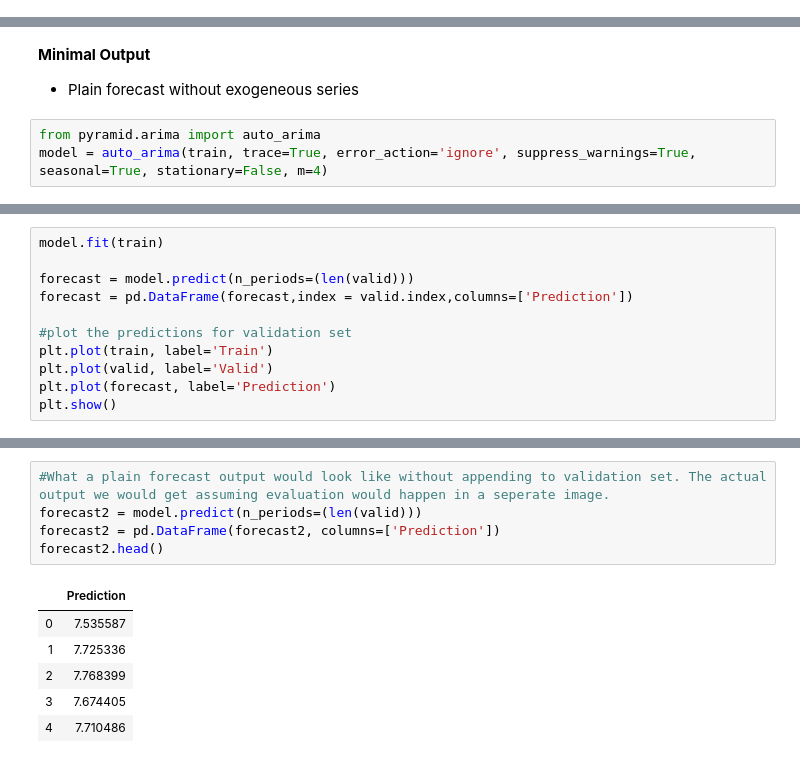
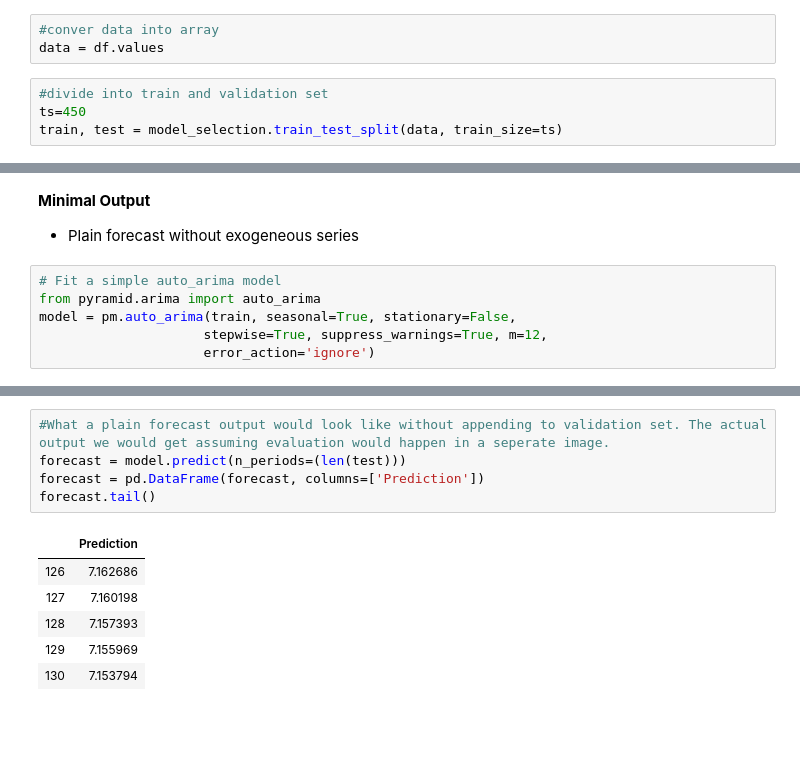
Before and after one commit to Anaisdg/Algorithm_Research, a Jupyter notebook: Forecasting/ARIMA/auto-arima/Auto-Arima.ipynb, the cells around one changed output, grey strips where cells are left out. Saved outputs shown, nothing was run; the diff lists cells and outputs as text; blank space fills up the shorter version.

Commit message:
fixed arima

```diff
--- a/Forecasting/ARIMA/auto-arima/Auto-Arima.ipynb
+++ b/Forecasting/ARIMA/auto-arima/Auto-Arima.ipynb
@@ -90,0 +81,7 @@ valid['y'].plot()
+# %%
+#conver data into array
+data = df.values
+# %%
+#divide into train and validation set
+ts=450
+train, test = model_selection.train_test_split(data, train_size=ts)
@@ -107,5 +112,8 @@ valid['y'].plot()
 **Minimal Output**
 - Plain forecast without exogeneous series
 # %%
+# Fit a simple auto_arima model
 from pyramid.arima import auto_arima
-model = auto_arima(train, trace=True, error_action='ignore', suppress_warnings=True, seasonal=True, stationary=False, m=4)
+model = pm.auto_arima(train, seasonal=True, stationary=False,
+                     stepwise=True, suppress_warnings=True, m=12,
+                     error_action='ignore')
@@ -129,11 +119,0 @@ Total fit time: 19.999 seconds
-# %%
-model.fit(train)
-
-forecast = model.predict(n_periods=(len(valid)))
-forecast = pd.DataFrame(forecast,index = valid.index,columns=['Prediction'])
-
-#plot the predictions for validation set
-plt.plot(train, label='Train')
-plt.plot(valid, label='Valid')
-plt.plot(forecast, label='Prediction')
-plt.show()
@@ -142,12 +142,12 @@ plt.show()
 # %%
 #What a plain forecast output would look like without appending to validation set. The actual output we would get assuming evaluation would happen in a seperate image.
-forecast2 = model.predict(n_periods=(len(valid)))
-forecast2 = pd.DataFrame(forecast2, columns=['Prediction'])
-forecast2.head()
+forecast = model.predict(n_periods=(len(test)))
+forecast = pd.DataFrame(forecast, columns=['Prediction'])
+forecast.tail()
 # %% [output]
 |  | Prediction |
-| 0 | 7.535587 |
-| 1 | 7.725336 |
-| 2 | 7.768399 |
-| 3 | 7.674405 |
-| 4 | 7.710486 |
+| 126 | 7.162686 |
+| 127 | 7.160198 |
+| 128 | 7.157393 |
+| 129 | 7.155969 |
+| 130 | 7.153794 |
```
Also changed, not shown: parts of 25 cells of this notebook.
